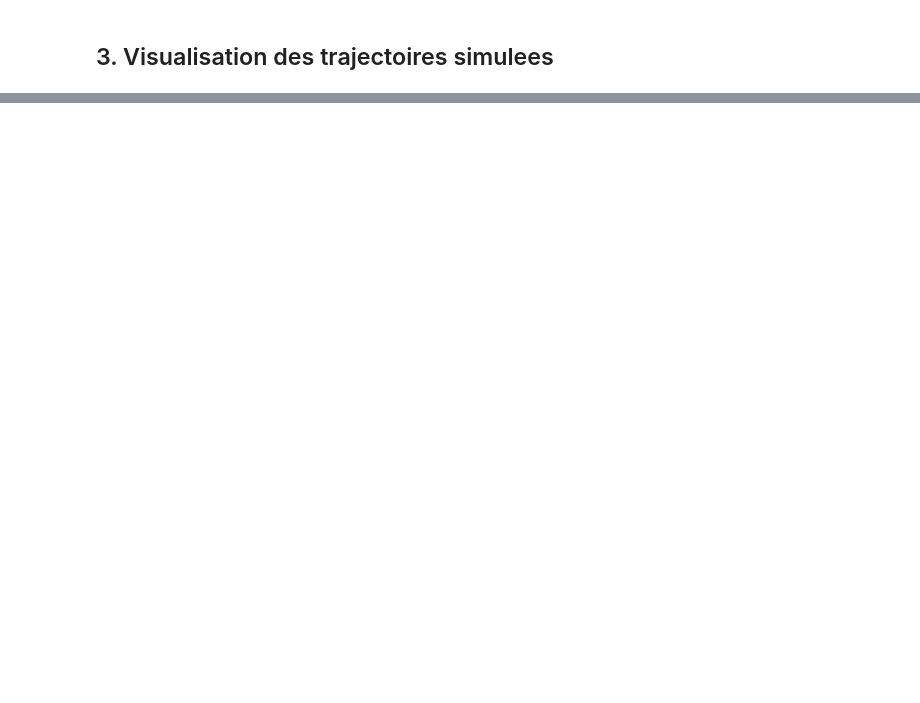
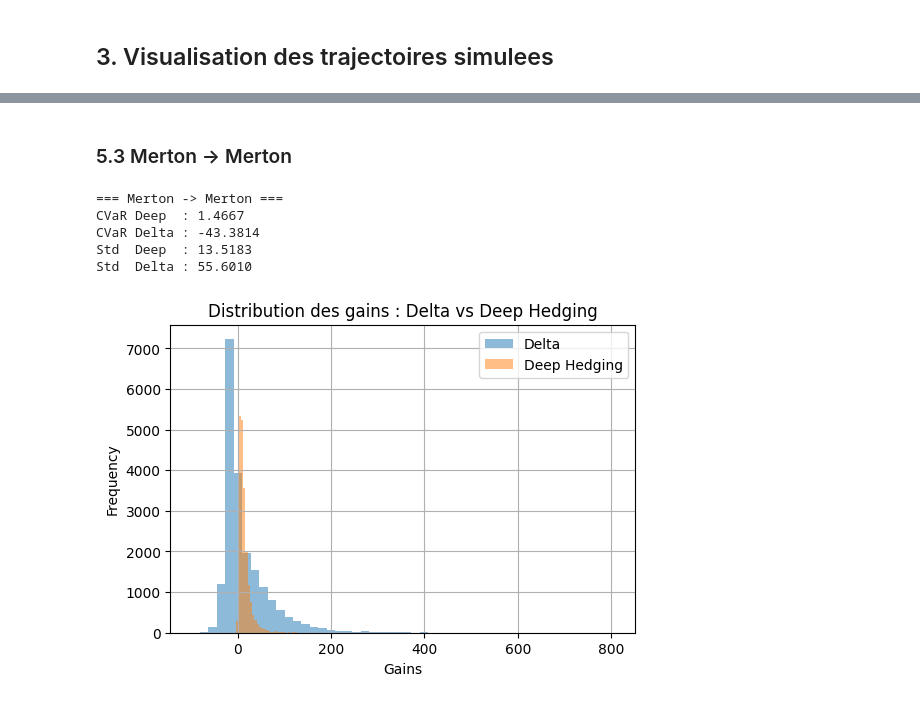
Before and after one commit to GianniCrn/DeepHedging, a Jupyter notebook: DeepHedging.ipynb, the cells around one changed output, grey strips where cells are left out. Drawn from its saved outputs; the diff is of its cells as text; code cells hidden in the pictures; blank space fills up the shorter version.

```diff
--- a/DeepHedging.ipynb
+++ b/DeepHedging.ipynb
@@ -416,0 +187,25 @@ deep_hedging/
+# %% [markdown]
+### 5.3 Merton → Merton
+# %%
+eval_merton_merton = evaluate_strategies_env_world(
+    cfg_merton,
+    res_train_merton["policy"],
+    world_class=SimpleWorldMerton,
+    n_paths_eval=20_000,
+    seed_eval=cfg_merton.random.seed_eval_merton,
+)
+
+print("=== Merton -> Merton ===")
+print(f"CVaR Deep  : {eval_merton_merton['cvar_deep']:.4f}")
+print(f"CVaR Delta : {eval_merton_merton['cvar_delta']:.4f}")
+print(f"Std  Deep  : {eval_merton_merton['std_deep']:.4f}")
+print(f"Std  Delta : {eval_merton_merton['std_delta']:.4f}")
+
+plot_gains_hist(eval_merton_merton)
+# %% [output]
+=== Merton -> Merton ===
+CVaR Deep  : 1.4667
+CVaR Delta : -43.3814
+Std  Deep  : 13.5183
+Std  Delta : 55.6010
+[figure, added]
```
Also changed, not shown: parts of 58 cells of this notebook, 2 other files.
